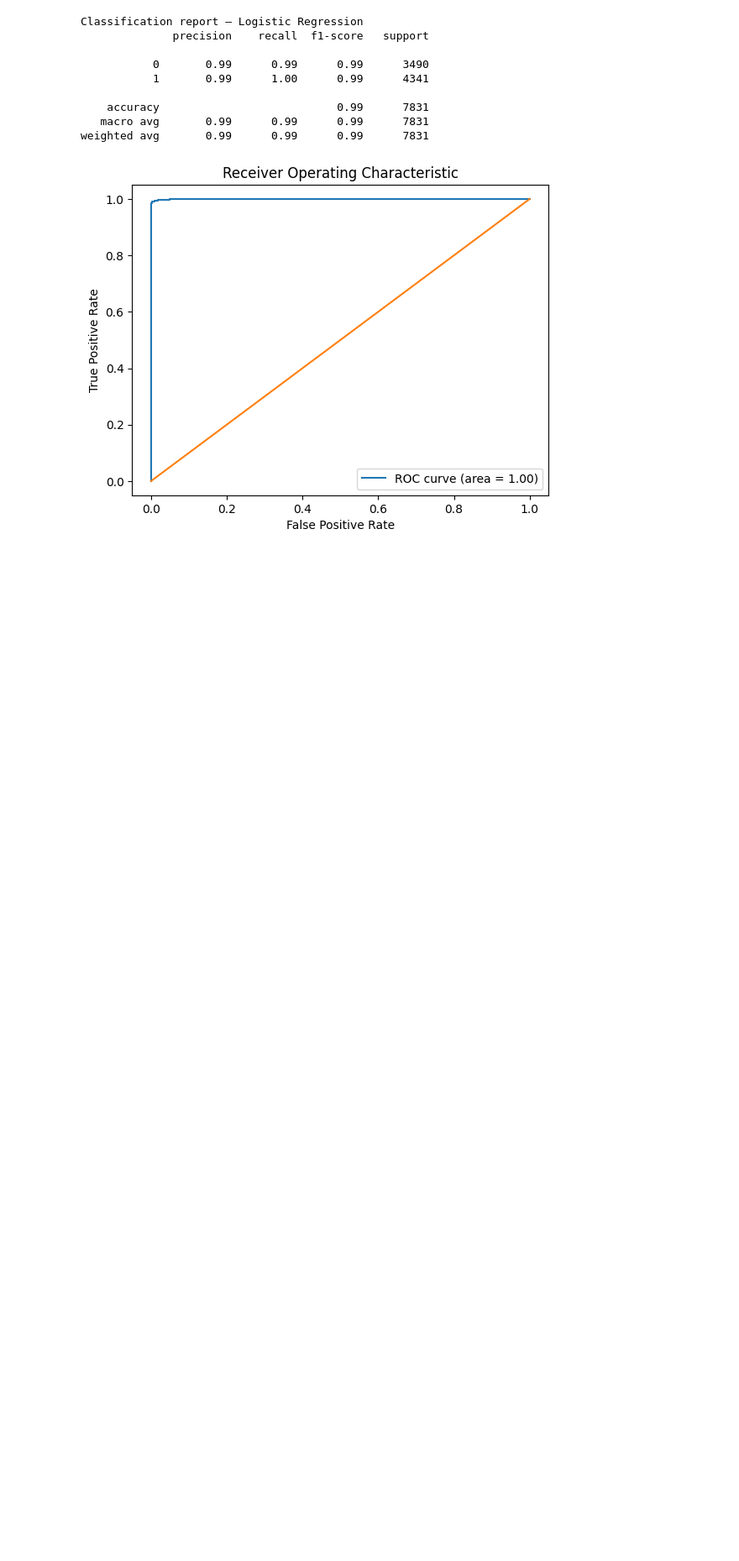
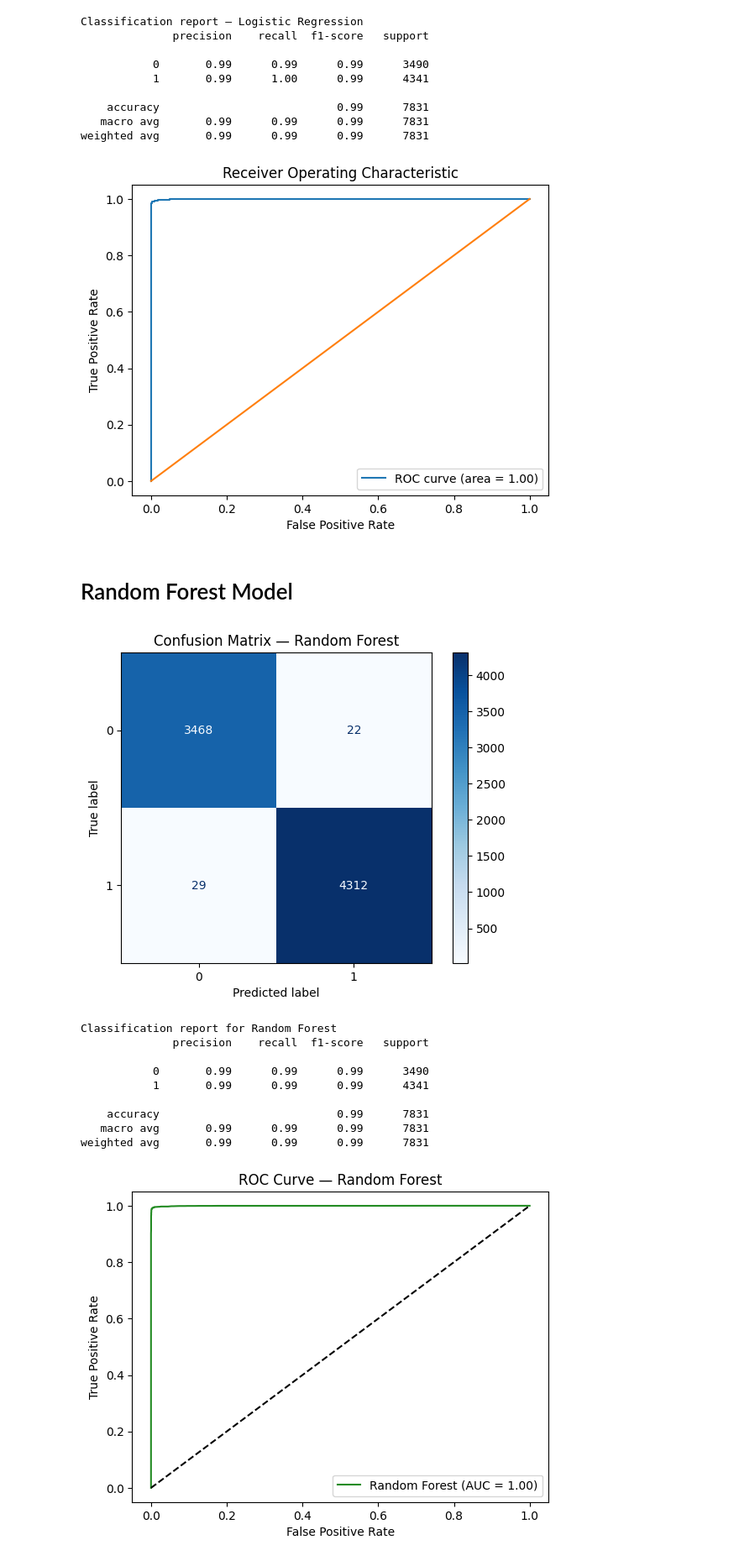
Before and after one commit to devKomori/machine-learning-fraud-analysis, a Jupyter notebook: final_project.ipynb, the cells around one changed output. Shown at 84% size. Cells and saved outputs as stored; diff of their text form; code cells hidden in the pictures; blank space fills up the shorter version.

Commit message:
random forest model

```diff
--- a/final_project.ipynb
+++ b/final_project.ipynb
@@ -324,3 +325,53 @@ plt.legend(loc="lower right")
 plt.show()
 # %% [output]
 [figure]
+# %% [markdown]
+# Random Forest Model
+# %%
+rf_model = RandomForestClassifier(
+    n_estimators=100,
+    random_state=42,
+    max_depth=None,
+    n_jobs=-1
+)
+rf_model.fit(X_train, y_train)
+y_pred_rf = rf_model.predict(X_test)
+y_prob_rf = rf_model.predict_proba(X_test)[:, 1]  # for ROC curve
+
+# matrix
+labels = sorted(np.unique(y_test))
+cm = confusion_matrix(y_test, y_pred_rf, labels=labels)
+
+disp = ConfusionMatrixDisplay(confusion_matrix=cm, display_labels=labels)
+fig, ax = plt.subplots()
+disp.plot(ax=ax, values_format="d", cmap="Blues")
+ax.set_title("Confusion Matrix — Random Forest")
+plt.show()
+
+print("Classification report for Random Forest")
+print(classification_report(y_test, y_pred_rf, zero_division=0))
+
+# roc
+fpr, tpr, _ = roc_curve(y_test, y_prob_rf)
+roc_auc = roc_auc_score(y_test, y_prob_rf)
+
+plt.figure()
+plt.plot(fpr, tpr, label='Random Forest (AUC = {:.2f})'.format(roc_auc), color='forestgreen')
+plt.plot([0, 1], [0, 1], 'k--')
+plt.xlabel('False Positive Rate')
+plt.ylabel('True Positive Rate')
+plt.title('ROC Curve — Random Forest')
+plt.legend(loc="lower right")
+plt.show()
+# %% [output]
+[figure, added]
+Classification report for Random Forest
+              precision    recall  f1-score   support
+
+           0       0.99      0.99      0.99      3490
+           1       0.99      0.99      0.99      4341
+
+    accuracy                           0.99      7831
+   macro avg       0.99      0.99      0.99      7831
+weighted avg       0.99      0.99      0.99      7831
+[figure, added]
```
Also changed, not shown: parts of 1 cell of this notebook.
